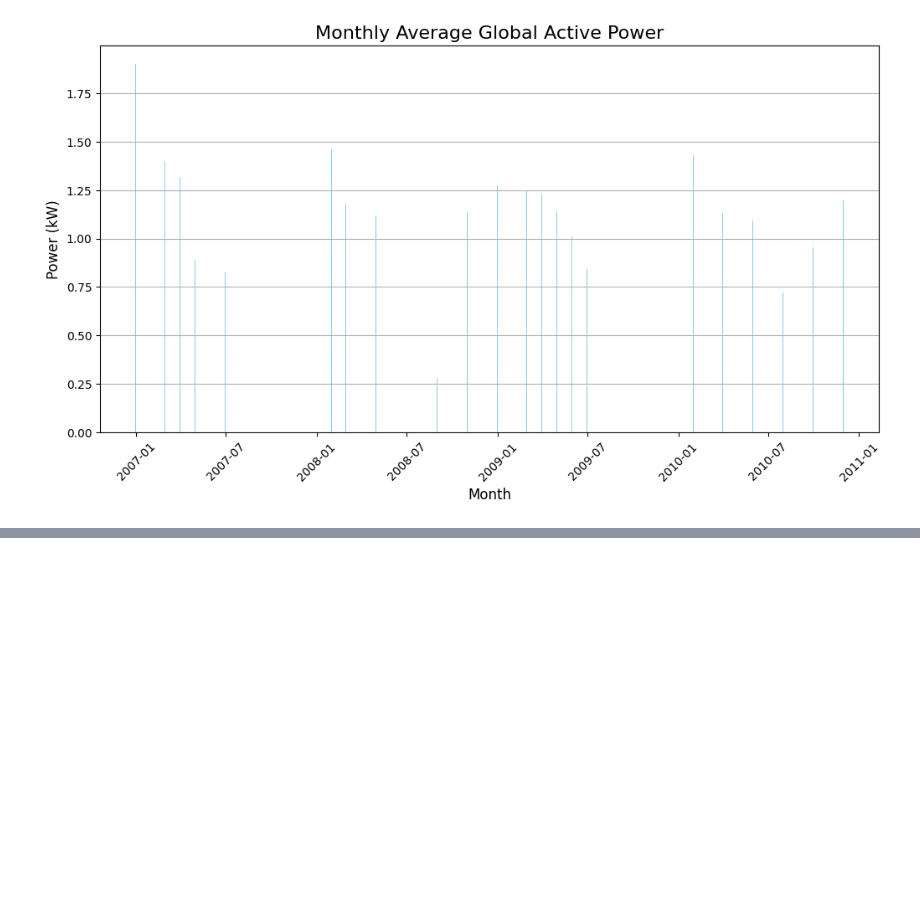
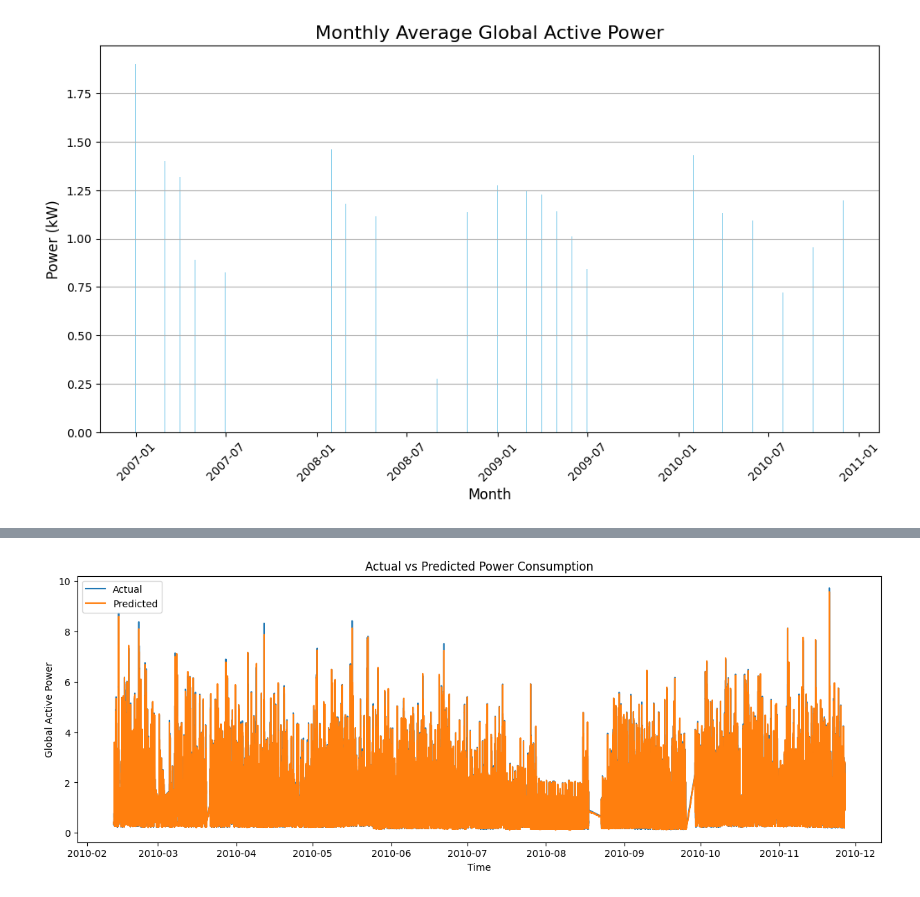
Before and after one commit to AskariAbidi18/electricity-consumption_model, a Jupyter notebook: notebooks/experiment.ipynb, the cells around one changed output, grey strips where cells are left out. Drawn from its saved outputs; the diff is of its cells as text; code cells hidden in the pictures; blank space fills up the shorter version.

```diff
--- a/notebooks/experiment.ipynb
+++ b/notebooks/experiment.ipynb
@@ -223,0 +272,16 @@ plt.show()
+# %%
+#interpolate again
+numeric_cols = df.select_dtypes(include=['float64', 'int64']).columns
+
+# 2. Interpolate missing values (for both target and features)
+df[numeric_cols] = df[numeric_cols].interpolate(
+    method='time',         # use datetime index
+    limit_direction='both' # fill NaNs at start and end
+)
+
+# 3. Optional: backfill any remaining NaNs just to be safe
+df.fillna(method='bfill', inplace=True)
+df.fillna(method='ffill', inplace=True)
+
+# 4. Verify
+print("Remaining NaNs in df:", df.isna().sum().sum())
@@ -223,0 +290,15 @@ plt.show()
+# %%
+#test train split
+# 1. Separate features and target
+X = df.drop('Global_active_power', axis=1)
+y = df['Global_active_power']
+
+# 2. Split by index (time-based)
+train_size = 0.8
+split_idx = int(len(df) * train_size)
+
+X_train = X.iloc[:split_idx]
+y_train = y.iloc[:split_idx]
+
+X_test  = X.iloc[split_idx:]
+y_test  = y.iloc[split_idx:]
@@ -223,0 +369,11 @@ plt.show()
+# %%
+plt.figure(figsize=(15,5))
+plt.plot(y_test.index, y_test, label='Actual')
+plt.plot(y_test.index, y_pred, label='Predicted')
+plt.xlabel('Time')
+plt.ylabel('Global Active Power')
+plt.title('Actual vs Predicted Power Consumption')
+plt.legend()
+plt.show()
+# %% [output]
+[figure, added]
```
Also changed, not shown: parts of 7 cells of this notebook.
